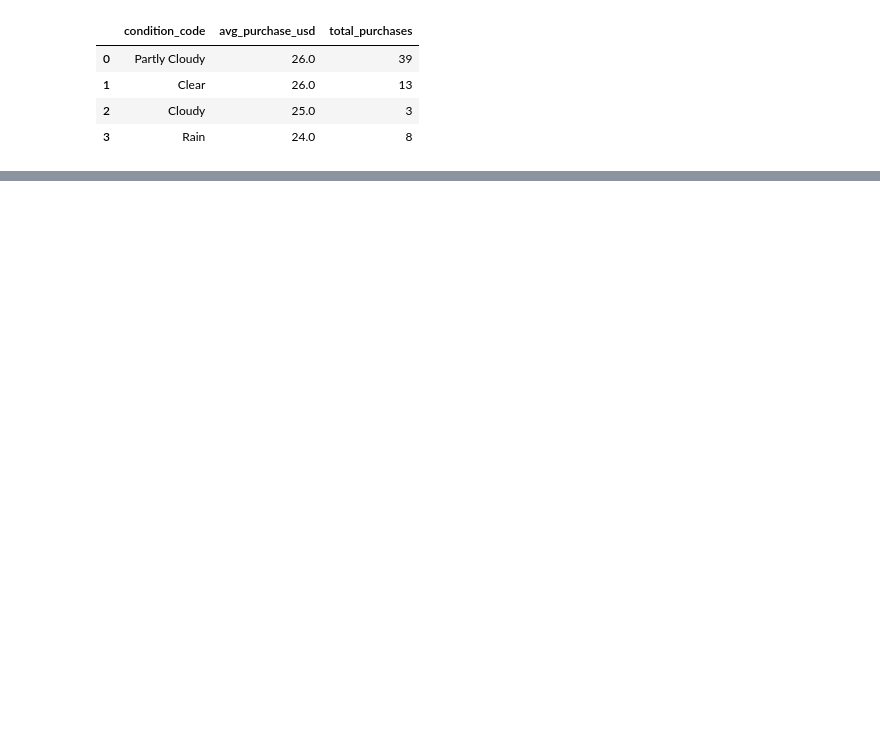
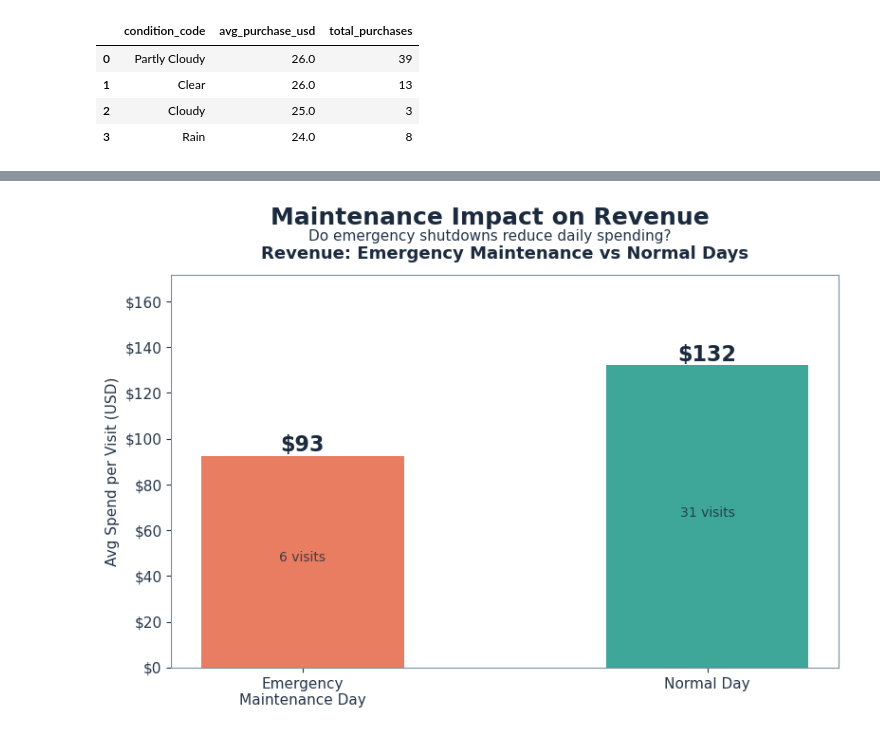
Before and after one commit to ibranova/Theme-Park-Analytics, a Jupyter notebook: Capstone_Project_Expansion /new_figures.ipynb, the cells around one changed output, grey strips where cells are left out. Cells and saved outputs as stored; diff of their text form; code cells hidden in the pictures; blank space fills up the shorter version.

```diff
--- a/Capstone_Project_Expansion /new_figures.ipynb
+++ b/Capstone_Project_Expansion /new_figures.ipynb
@@ -104,0 +95,20 @@ fig1.subplots_adjust(top=0.85, bottom=0.16, left=0.10, right=0.96, wspace=0.35)
+# %%
+# QUERY 2: Emergency Maintenance vs Guest Spending
+maintenance_spend_query = """
+SELECT
+  CASE
+    WHEN em.date_id IS NOT NULL THEN 'Emergency\nMaintenance Day'
+    ELSE 'Normal Day'
+  END AS day_type,
+  COUNT(DISTINCT v.visit_id) AS visits,
+  ROUND(AVG(v.spend_cents_clean / 100.0), 2) AS avg_spend_usd
+FROM fact_visits v
+LEFT JOIN (
+  SELECT DISTINCT date_id FROM fact_maintenance WHERE maintenance_type = 'Emergency'
+) em ON em.date_id = v.date_id
+WHERE v.spend_cents_clean IS NOT NULL
+GROUP BY day_type;
+"""
+df_maint_spend = pd.read_sql_query(maintenance_spend_query, conn)
+
+conn.close()
@@ -104,0 +121,36 @@ fig1.subplots_adjust(top=0.85, bottom=0.16, left=0.10, right=0.96, wspace=0.35)
+# %%
+fig2, ax2b = plt.subplots(figsize=(8, 6))
+fig2.suptitle('Maintenance Impact on Revenue',
+              fontsize=18, fontweight='bold', color=TEXT_PRIMARY, y=0.97)
+fig2.text(0.5, 0.91,
+          'Do emergency shutdowns reduce daily spending?',
+          ha='center', fontsize=11, color=TEXT_SECONDARY)
+
+
+# ── Right panel: Emergency maintenance vs spending ──
+spend_colors = [CORAL, TEAL]
+spend_bars = ax2b.bar(df_maint_spend['day_type'], df_maint_spend['avg_spend_usd'],
+                      color=spend_colors, edgecolor='none', width=0.5, alpha=0.9)
+
+for bar, val, visits in zip(spend_bars, df_maint_spend['avg_spend_usd'],
+                            df_maint_spend['visits']):
+    ax2b.text(bar.get_x() + bar.get_width()/2, bar.get_height() + 2,
+              f'${val:.0f}', ha='center', fontsize=16, fontweight='bold',
+              color=TEXT_PRIMARY)
+    ax2b.text(bar.get_x() + bar.get_width()/2, bar.get_height()/2,
+              f'{visits} visits', ha='center', fontsize=10,
+              color=TEXT_PRIMARY, alpha=0.8)
+
+ax2b.set_ylabel('Avg Spend per Visit (USD)', fontsize=11, color=TEXT_SECONDARY)
+ax2b.set_title('Revenue: Emergency Maintenance vs Normal Days', fontsize=13,
+               fontweight='bold', color=TEXT_PRIMARY, pad=12)
+ax2b.set_ylim(0, max(df_maint_spend['avg_spend_usd']) * 1.3)
+ax2b.yaxis.set_major_formatter(mticker.FormatStrFormatter('$%.0f'))
+
+ax2b.grid(False)
+fig2.subplots_adjust(top=0.85, bottom=0.16, left=0.08, right=0.96, wspace=0.30)
+#fig2.savefig('../figures/maintenance_impact_analysis.png',
+             ##dpi=200, bbox_inches='tight', facecolor=BG_DARK, edgecolor='none')
+plt.show()
+# %% [output]
+[figure, added]
```
Also changed, not shown: parts of 4 cells of this notebook, 1 other file.
